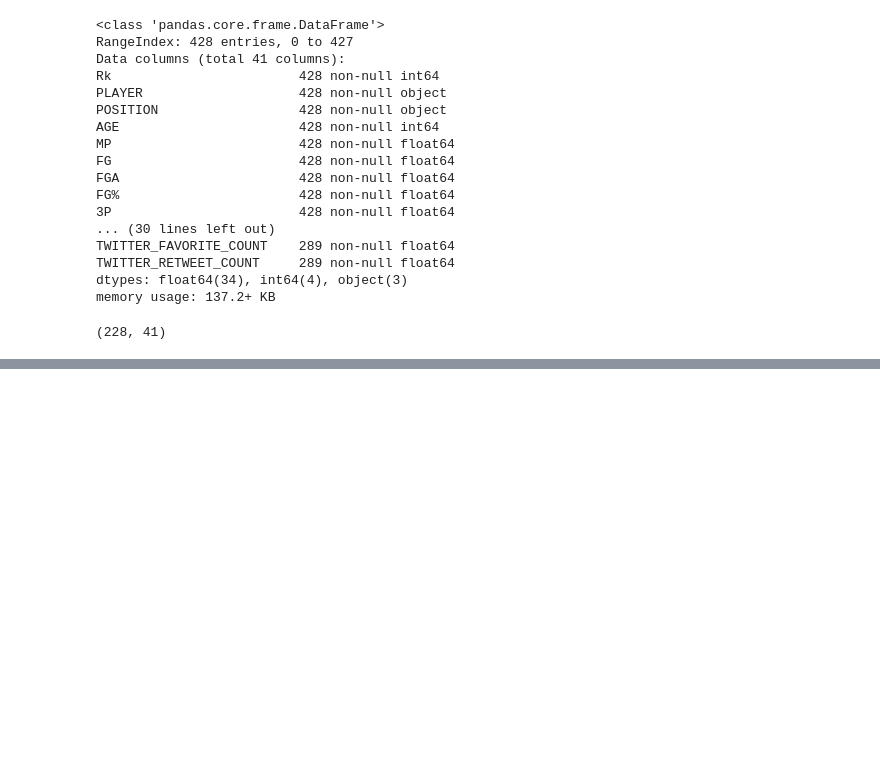
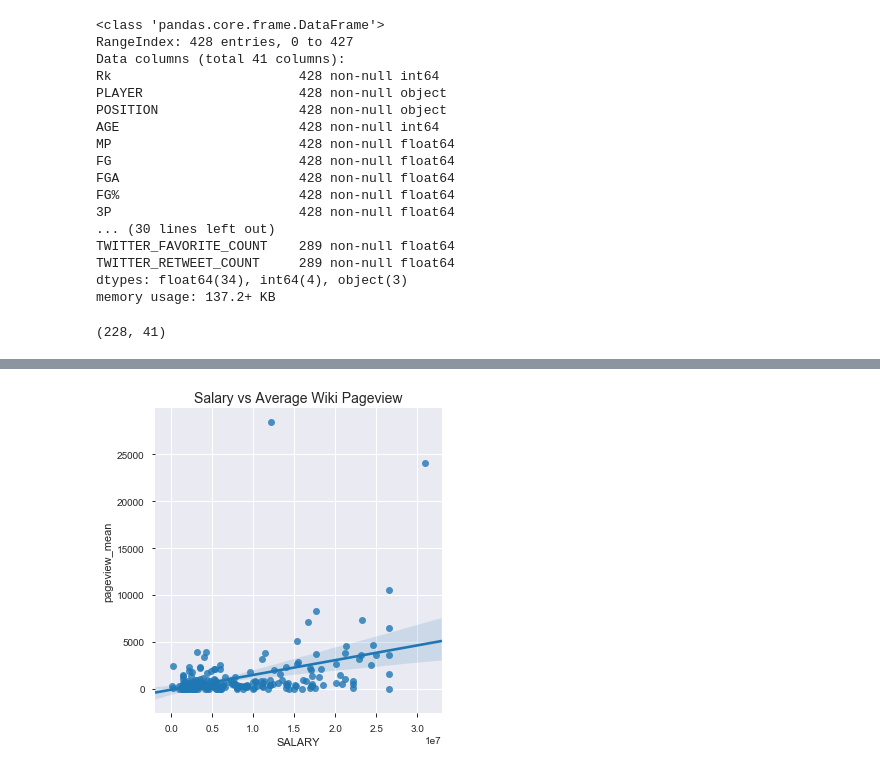
Before and after one commit to jsiwu94/NBA_Social_Influence, a Jupyter notebook: EDA-JS.ipynb, the cells around one changed output, grey strips where cells are left out. Cells and saved outputs as stored; diff of their text form; code cells hidden in the pictures; blank space fills up the shorter version.

```diff
--- a/EDA-JS.ipynb
+++ b/EDA-JS.ipynb
@@ -65,0 +84,6 @@ plt.show()
+# %%
+sns.lmplot(x="SALARY", y="pageview_mean", data=master_datafile_na_omit)
+plt.title("Salary vs Average Wiki Pageview", size = 14)
+plt.show()
+# %% [output]
+[figure, added]
```
Also changed, not shown: parts of 10 cells of this notebook, 2 other files.
